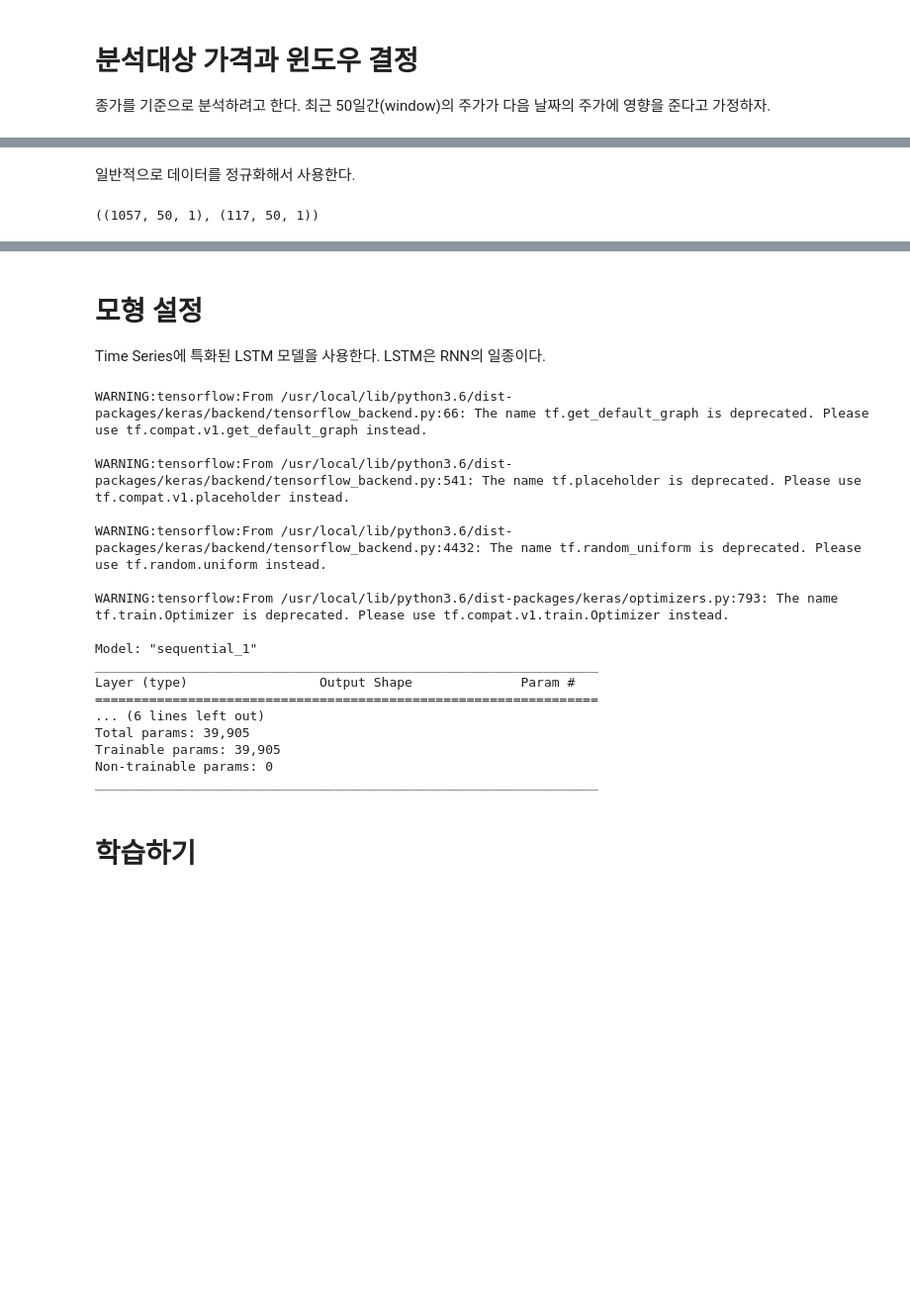
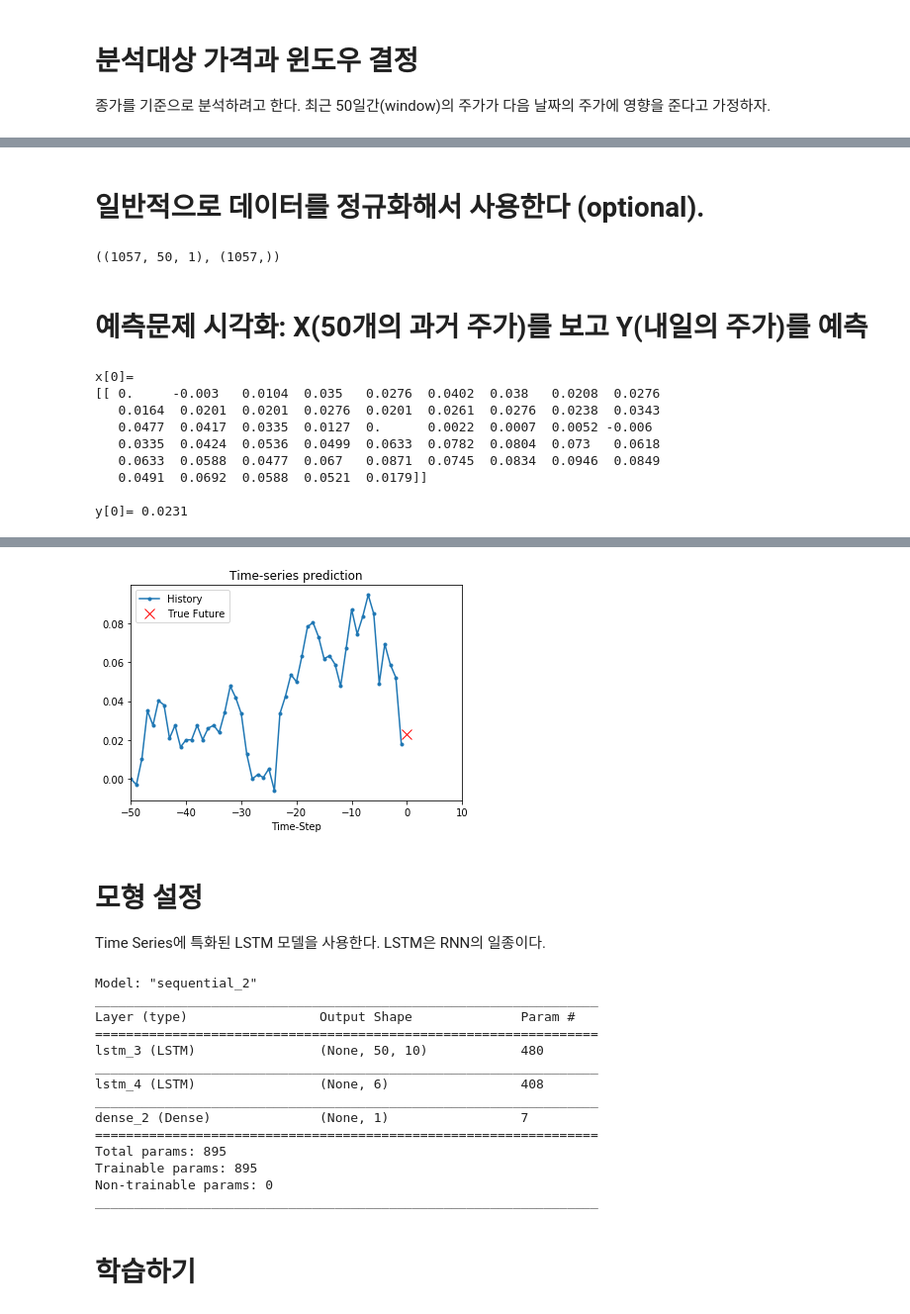
Before and after one commit to hongjai-rhee/public, a Jupyter notebook: [12]삼성전자주가예측.ipynb, the cells around one changed output, grey strips where cells are left out. Shown at 99% size. Saved outputs shown, nothing was run; the diff lists cells and outputs as text; code cells hidden in the pictures; blank space fills up the shorter version.

```diff
--- a/[12]삼성전자주가예측.ipynb
+++ b/[12]삼성전자주가예측.ipynb
@@ -58,5 +69,5 @@ for index in range(len(prices) - sequence_length):
 # %% [markdown]
-일반적으로 데이터를 정규화해서 사용한다.
+# 일반적으로 데이터를 정규화해서 사용한다 (optional).
 # %%
 normalized_data = []
 for window in result:
@@ -78,6 +89,47 @@ x_test = result[row:, :-1]
 x_test = np.reshape(x_test, (x_test.shape[0], x_test.shape[1], 1))
 y_test = result[row:, -1]
 
-x_train.shape, x_test.shape
+x_train.shape, y_train.shape
 # %% [output]
-((1057, 50, 1), (117, 50, 1))
+((1057, 50, 1), (1057,))
+# %% [markdown]
+# 예측문제 시각화: X(50개의 과거 주가)를 보고 Y(내일의 주가)를 예측
+# %%
+def create_time_steps(length):
+  return list(range(-length, 0))
+
+def show_plot(plot_data, delta, title):
+  labels = ['History', 'True Future', 'Model Prediction']
+  marker = ['.-', 'rx', 'go']
+  time_steps = create_time_steps(plot_data[0].shape[0])
+  if delta:
+    future = delta
+  else:
+    future = 0
+
+  plt.title(title)
+  for i, x in enumerate(plot_data):
+    if i:
+      plt.plot(future, plot_data[i], marker[i], markersize=10,
+               label=labels[i])
+    else:
+      plt.plot(time_steps, plot_data[i].flatten(), marker[i], label=labels[i])
+  plt.legend()
+  plt.xlim([time_steps[0], (future+5)*2])
+  plt.xlabel('Time-Step')
+  return plt
+print('x[0]=')
+print(np.round(np.transpose(x_train[0]),4))
+print()
+print('y[0]=',np.round(np.transpose(y_train[0]),4))
+show_plot([x_train[0], y_train[0]], 0, 'Time-series prediction')
+# %% [output]
+x[0]=
+[[ 0.     -0.003   0.0104  0.035   0.0276  0.0402  0.038   0.0208  0.0276
+   0.0164  0.0201  0.0201  0.0276  0.0201  0.0261  0.0276  0.0238  0.0343
+   0.0477  0.0417  0.0335  0.0127  0.      0.0022  0.0007  0.0052 -0.006
+   0.0335  0.0424  0.0536  0.0499  0.0633  0.0782  0.0804  0.073   0.0618
+   0.0633  0.0588  0.0477  0.067   0.0871  0.0745  0.0834  0.0946  0.0849
+   0.0491  0.0692  0.0588  0.0521  0.0179]]
+
+y[0]= 0.0231
@@ -84,30 +137,28 @@ x_train.shape, x_test.shape
+[figure, added]
 # %% [markdown]
 # 모형 설정
 Time Series에 특화된 LSTM 모델을 사용한다. LSTM은 RNN의 일종이다.
 # %%
 model = Sequential()
-model.add(LSTM(50, return_sequences=True, input_shape=(50, 1)))
-model.add(LSTM(64, return_sequences=False))
+model.add(LSTM(10, return_sequences=True, input_shape=(50, 1)))
+model.add(LSTM(6, return_sequences=False))
 model.add(Dense(1, activation='linear'))
 
 model.compile(loss='mse', optimizer='rmsprop')
 model.summary()
 # %% [output]
-WARNING:tensorflow:From /usr/local/lib/python3.6/dist-packages/keras/backend/tensorflow_backend.py:66: The name tf.get_default_graph is deprecated. Please use tf.compat.v1.get_default_graph instead.
-
-WARNING:tensorflow:From /usr/local/lib/python3.6/dist-packages/keras/backend/tensorflow_backend.py:541: The name tf.placeholder is deprecated. Please use tf.compat.v1.placeholder instead.
-
-WARNING:tensorflow:From /usr/local/lib/python3.6/dist-packages/keras/backend/tensorflow_backend.py:4432: The name tf.random_uniform is deprecated. Please use tf.random.uniform instead.
-
-WARNING:tensorflow:From /usr/local/lib/python3.6/dist-packages/keras/optimizers.py:793: The name tf.train.Optimizer is deprecated. Please use tf.compat.v1.train.Optimizer instead.
-
-Model: "sequential_1"
+Model: "sequential_2"
 _________________________________________________________________
 Layer (type)                 Output Shape              Param #
 =================================================================
-... (6 lines left out)
-Total params: 39,905
-Trainable params: 39,905
+lstm_3 (LSTM)                (None, 50, 10)            480
+_________________________________________________________________
+lstm_4 (LSTM)                (None, 6)                 408
+_________________________________________________________________
+dense_2 (Dense)              (None, 1)                 7
+=================================================================
+Total params: 895
+Trainable params: 895
 Non-trainable params: 0
 _________________________________________________________________
 # %% [markdown]
```
Also changed, not shown: parts of 13 cells of this notebook.
